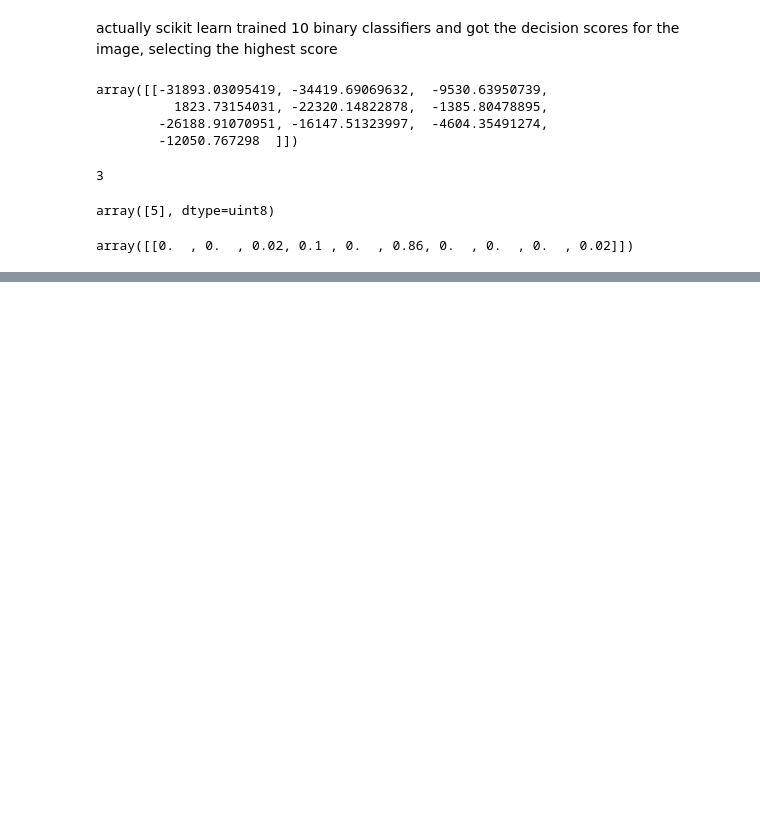
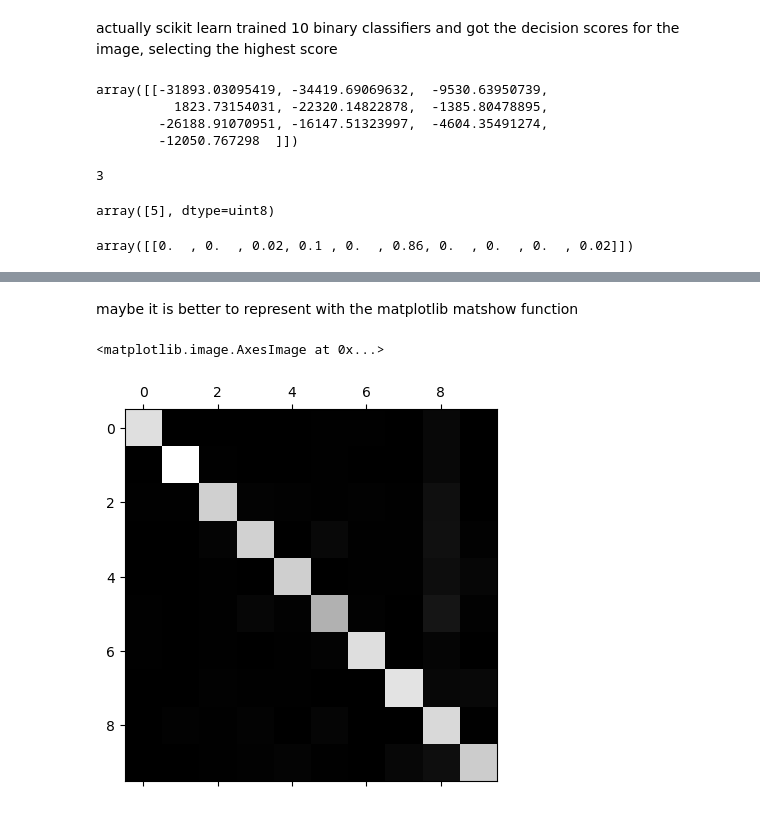
Before and after one commit to victorhrls/Data-Science, a Jupyter notebook: mnist.ipynb, the cells around one changed output, grey strips where cells are left out. Drawn from its saved outputs; the diff is of its cells as text; code cells hidden in the pictures; blank space fills up the shorter version.

```diff
--- a/mnist.ipynb
+++ b/mnist.ipynb
@@ -418,0 +428,4 @@ array([[0.  , 0.  , 0.02, 0.1 , 0.  , 0.86, 0.  , 0.  , 0.  , 0.02]])
+# %%
+scaler = StandardScaler()
+X_train_scaler = scaler.fit_transform(X_train.astype(np.float64))
+cross_val_score(sgd_clf , X_train_scaler, Y_train, cv=3 , scoring = 'accuracy')
@@ -418,0 +436,7 @@ array([[0.  , 0.  , 0.02, 0.1 , 0.  , 0.86, 0.  , 0.  , 0.  , 0.02]])
+# %%
+# Time to analyse the types of errors that the models produces
+
+y_train_pred = cross_val_predict(sgd_clf, X_train_scaler , Y_train , cv=3)
+# %%
+conf_mx = confusion_matrix(Y_train, y_train_pred)
+conf_mx
@@ -418,0 +454,7 @@ array([[0.  , 0.  , 0.02, 0.1 , 0.  , 0.86, 0.  , 0.  , 0.  , 0.02]])
+# %% [markdown]
+maybe it is better to represent with the matplotlib matshow function
+# %%
+plt.matshow(conf_mx, cmap= plt.cm.gray)
+# %% [output]
+<matplotlib.image.AxesImage at 0x...>
+[figure, added]
```
Also changed, not shown: parts of 12 cells of this notebook.
